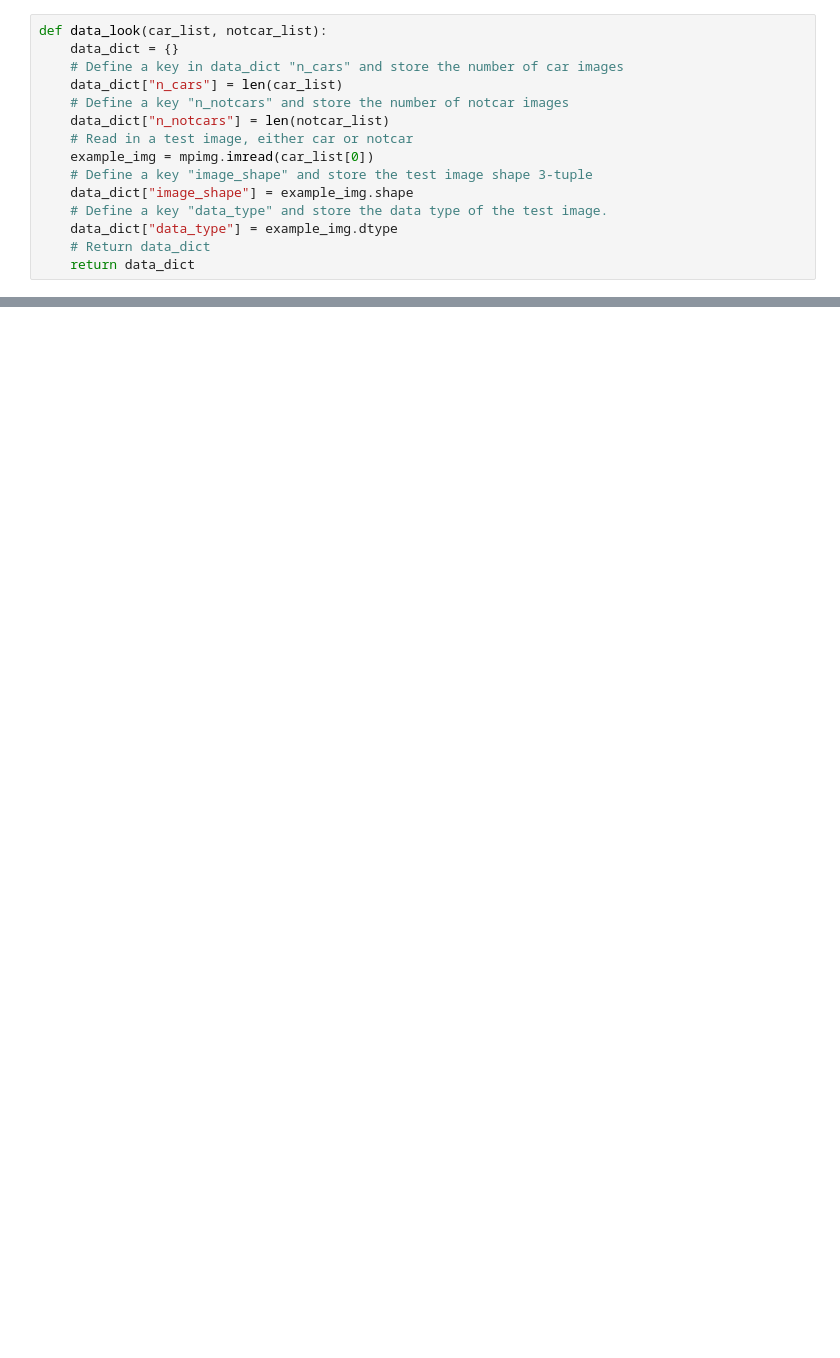
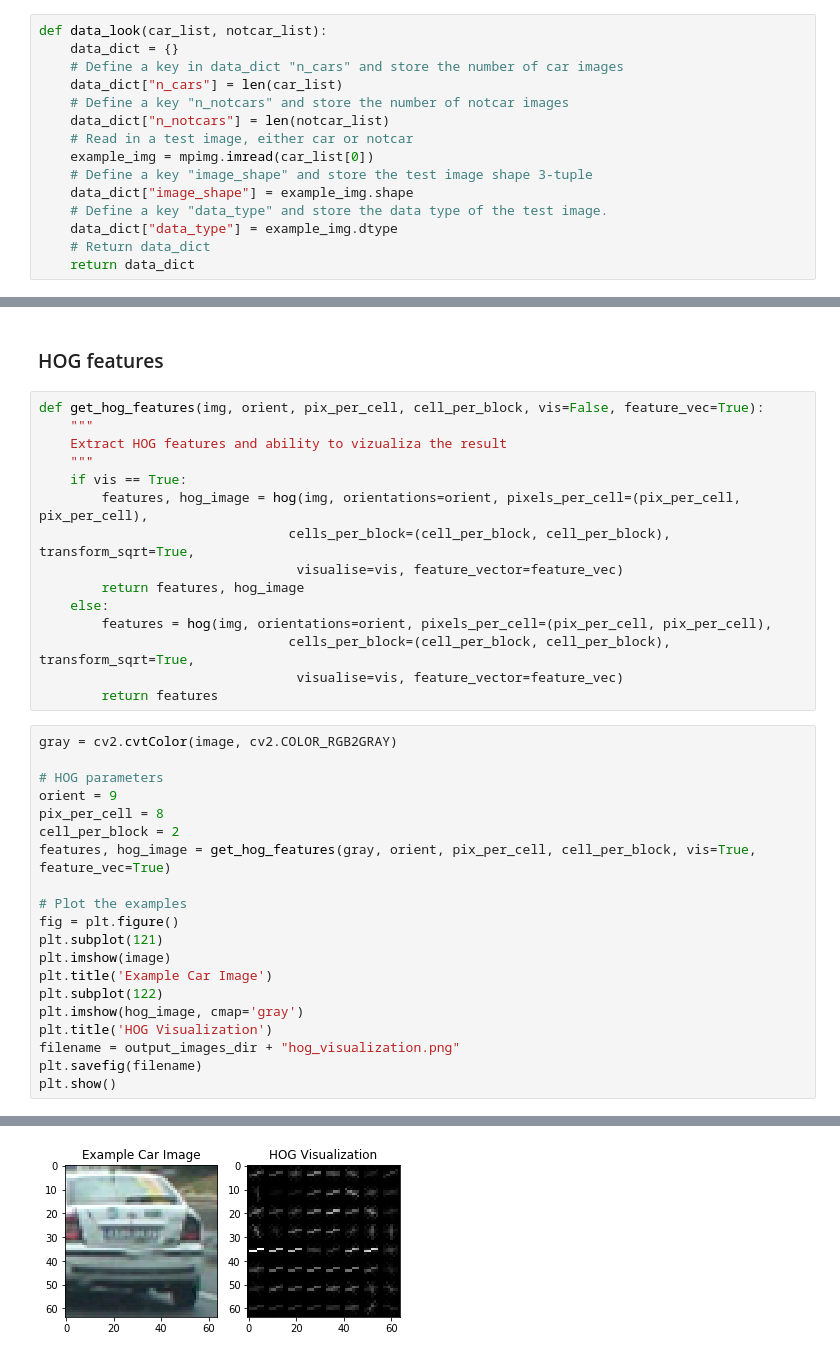
Before and after one commit to sbatururimi/Vehicle-Detection, a Jupyter notebook: Vehicle Detection.ipynb, the cells around one changed output, grey strips where cells are left out. Saved outputs shown, nothing was run; the diff lists cells and outputs as text; blank space fills up the shorter version.

```diff
--- a/Vehicle Detection.ipynb
+++ b/Vehicle Detection.ipynb
@@ -103,0 +163,38 @@ of size:  (64, 64, 3)  and data type: float32
+# %% [markdown]
+### HOG features
+# %%
+def get_hog_features(img, orient, pix_per_cell, cell_per_block, vis=False, feature_vec=True):
+    """
+    Extract HOG features and ability to vizualiza the result
+    """
+    if vis == True:
+        features, hog_image = hog(img, orientations=orient, pixels_per_cell=(pix_per_cell, pix_per_cell),
+                                cells_per_block=(cell_per_block, cell_per_block), transform_sqrt=True,
+                                 visualise=vis, feature_vector=feature_vec)
+        return features, hog_image
+    else:
+        features = hog(img, orientations=orient, pixels_per_cell=(pix_per_cell, pix_per_cell),
+                                cells_per_block=(cell_per_block, cell_per_block), transform_sqrt=True,
+                                 visualise=vis, feature_vector=feature_vec)
+        return features
+# %%
+gray = cv2.cvtColor(image, cv2.COLOR_RGB2GRAY)
+
+# HOG parameters
+orient = 9
+pix_per_cell = 8
+cell_per_block = 2
+features, hog_image = get_hog_features(gray, orient, pix_per_cell, cell_per_block, vis=True, feature_vec=True)
+
+# Plot the examples
+fig = plt.figure()
+plt.subplot(121)
+plt.imshow(image)
+plt.title('Example Car Image')
+plt.subplot(122)
+plt.imshow(hog_image, cmap='gray')
+plt.title('HOG Visualization')
+filename = output_images_dir + "hog_visualization.png"
+plt.savefig(filename)
+plt.show()
+# %% [output]
@@ -103,0 +203 @@ of size:  (64, 64, 3)  and data type: float32
+[figure, added]
```
Also changed, not shown: parts of 13 cells of this notebook, 2 other files.
